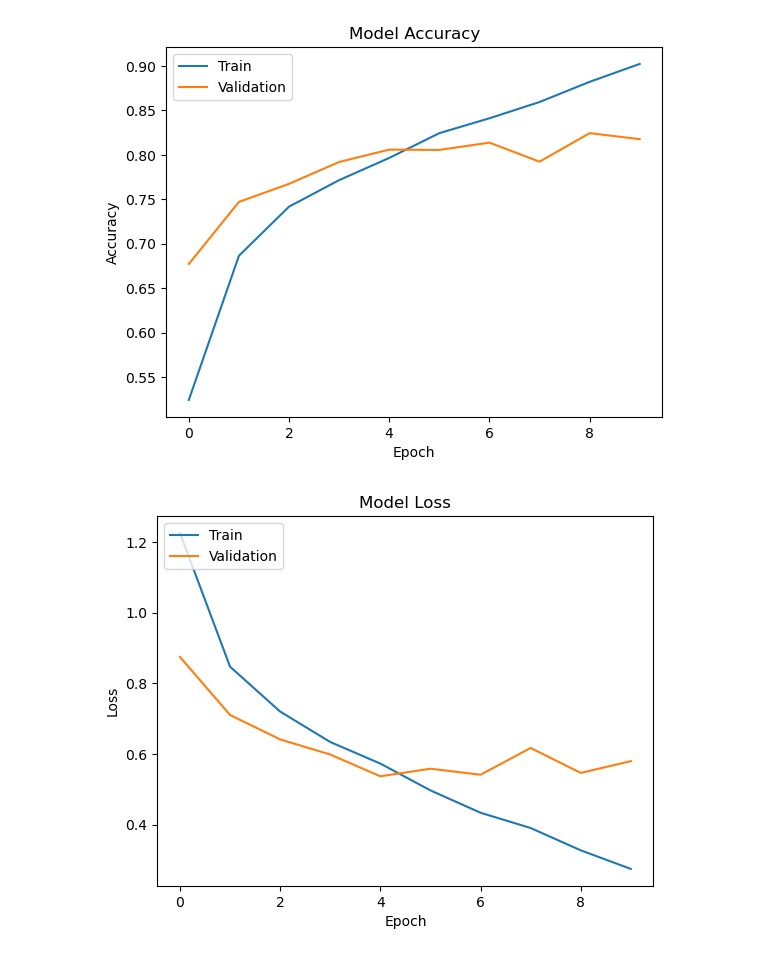
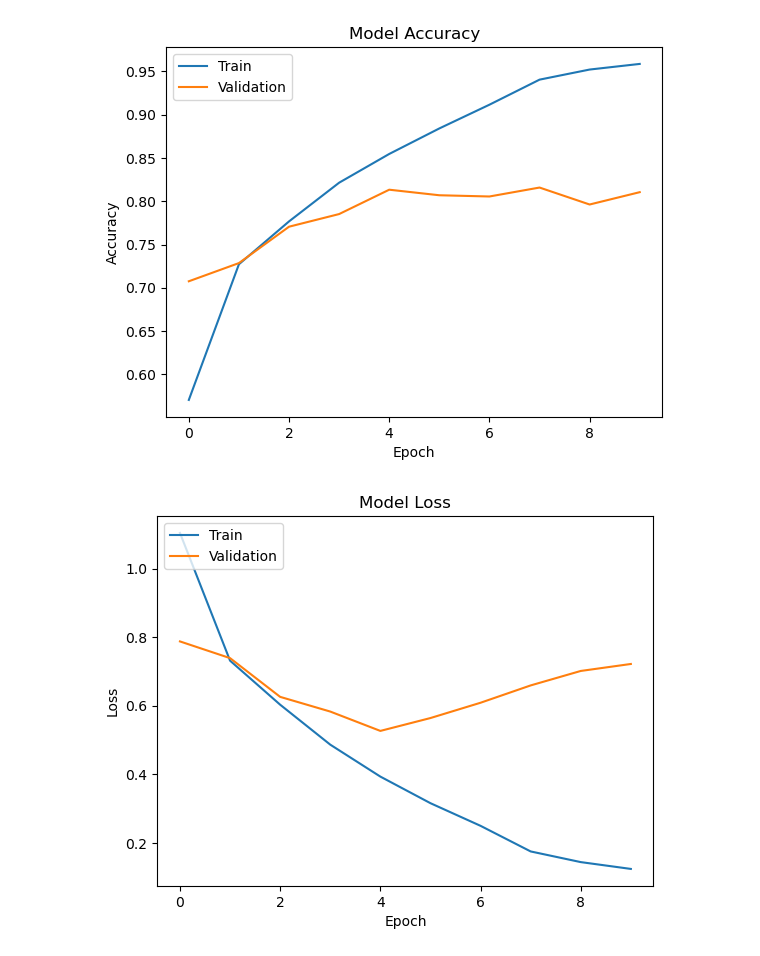
Before and after one commit to cristiano-nicolau/intel_image_classification, a Jupyter notebook: CNN/normal_cnn.ipynb, the cells around one changed output. Saved outputs shown, nothing was run; the diff lists cells and outputs as text; code cells hidden in the pictures.

```diff
--- a/CNN/normal_cnn.ipynb
+++ b/CNN/normal_cnn.ipynb
@@ -56,14 +56,20 @@ X_train = X_train / 255
 X_val = X_val / 255
 X_test = X_test / 255
 # %%
-model = Sequential()
-model.add(Conv2D(32, (3, 3), activation='relu', input_shape=(150, 150, 3)))
-model.add(MaxPooling2D((2, 2)))
-model.add(Conv2D(64, (3, 3), activation='relu'))
-model.add(MaxPooling2D((2, 2)))
-model.add(Conv2D(128, (3, 3), activation='relu'))
-model.add(MaxPooling2D((2, 2)))
-model.add(Flatten())
-model.add(Dense(128, activation='relu'))
-model.add(Dropout(0.5))
-model.add(Dense(6, activation='softmax'))
+def create_model():
+    model = Sequential()
+    model.add(Conv2D(32, (3, 3), activation='relu', input_shape=(150, 150, 3)))
+    model.add(MaxPooling2D((2, 2)))
+    model.add(Conv2D(64, (3, 3), activation='relu'))
+    model.add(MaxPooling2D((2, 2)))
+    model.add(Conv2D(128, (3, 3), activation='relu'))
+    model.add(MaxPooling2D((2, 2)))
+    model.add(Flatten())
+    model.add(Dense(512, activation='relu'))
+    model.add(Dropout(0.5))
+    model.add(Dense(6, activation='softmax'))
+    model.compile(optimizer='adam', loss='categorical_crossentropy', metrics=['accuracy'])
+    return model
+# %%
+model = create_model()
+model.summary()
@@ -70,5 +94,4 @@ model.add(Dense(6, activation='softmax'))
 # %%
-model.compile(optimizer='adam', loss='categorical_crossentropy', metrics=['accuracy'])
-model.fit(X_train, y_train, epochs=10, batch_size=64, validation_data=(X_val, y_val))
+results = model.fit(X_train, y_train, epochs=10, batch_size=64, validation_data=(X_val, y_val))
 # %% [output]
 Epoch 1/10
@@ -95,20 +117,20 @@ Epoch 10/10
 # %%
-plt.plot(model.history.history['accuracy'])
-plt.plot(model.history.history['val_accuracy'])
+plt.plot(results.history['accuracy'])
+plt.plot(results.history['val_accuracy'])
 plt.title('Model Accuracy')
 plt.ylabel('Accuracy')
 plt.xlabel('Epoch')
 plt.legend(['Train', 'Validation'], loc='upper left')
 plt.show()
 
 
-plt.plot(model.history.history['loss'])
-plt.plot(model.history.history['val_loss'])
+plt.plot(results.history['loss'])
+plt.plot(results.history['val_loss'])
 plt.title('Model Loss')
 plt.ylabel('Loss')
 plt.xlabel('Epoch')
 plt.legend(['Train', 'Validation'], loc='upper left')
 plt.show()
 # %% [output]
-[figure, old version]
+[figure, new version]
-[figure, old version]
+[figure, new version]
```
Also changed, not shown: parts of 4 cells of this notebook.
